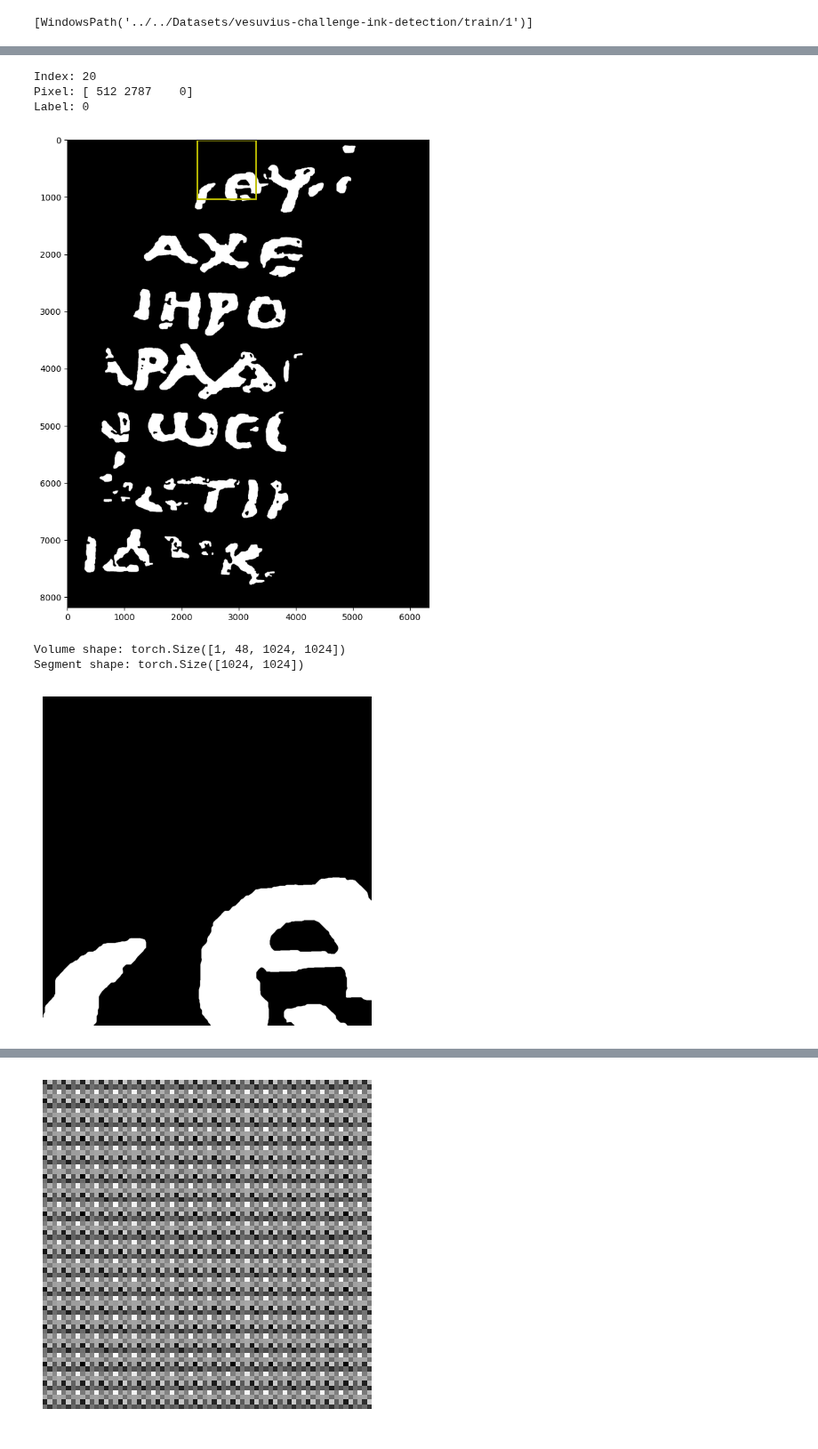
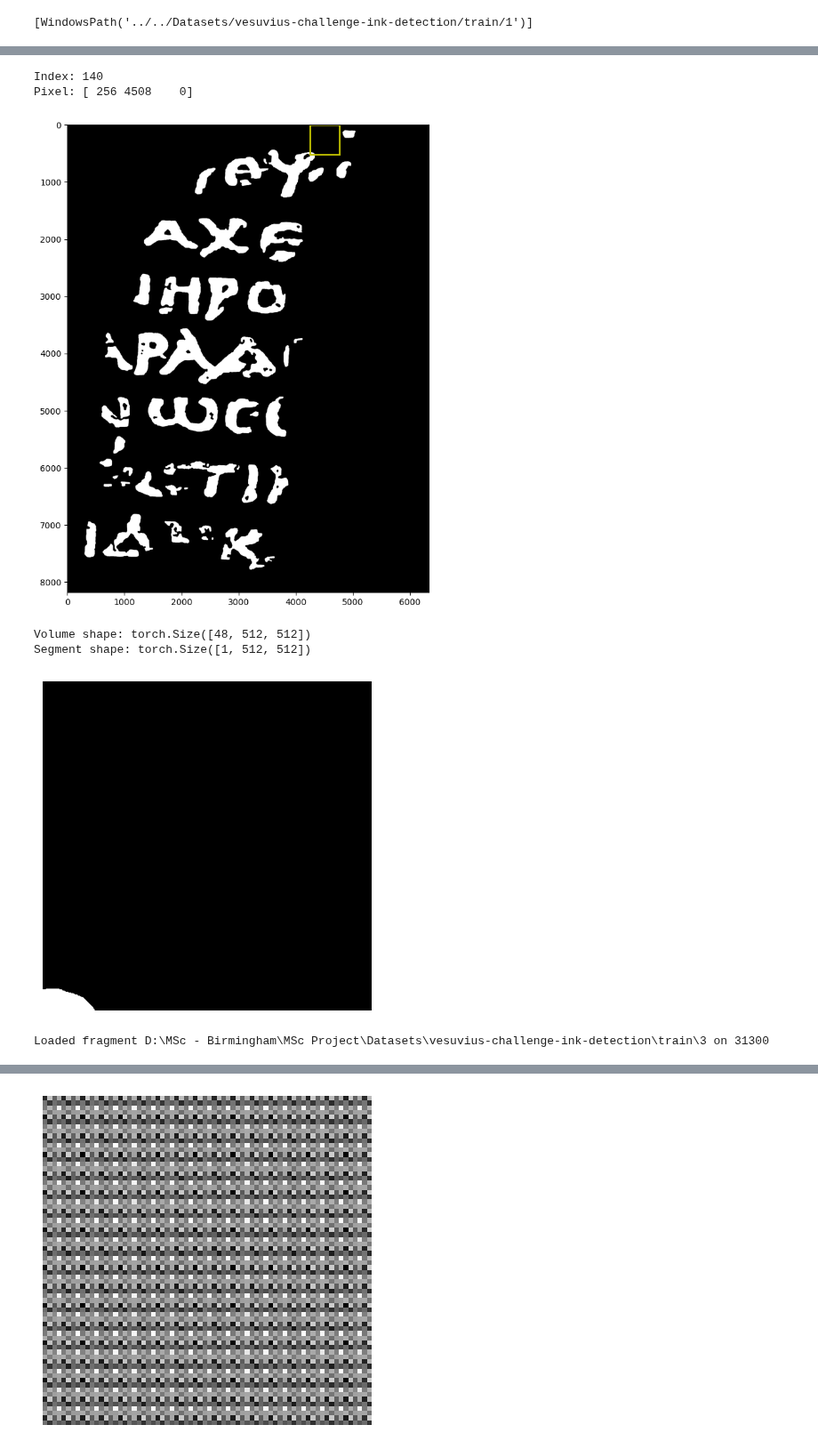
Before and after one commit to Wishmitha/Vesuvius, a Jupyter notebook: ink_detection/ink_detection_unet_pytorch_inbuilt_crops.ipynb, the cells around one changed output, grey strips where cells are left out. Shown at 89% size. Drawn from its saved outputs; the diff is of its cells as text; code cells hidden in the pictures.

Commit message:
Implement a new UNet class which works for 512x512 crops to incoperate new dataset implementation

```diff
--- a/ink_detection/ink_detection_unet_pytorch_inbuilt_crops.ipynb
+++ b/ink_detection/ink_detection_unet_pytorch_inbuilt_crops.ipynb
@@ -69,3 +70,5 @@ VESUVIUS_DATA_PATH = '../../Datasets/vesuvius-challenge-ink-detection/train/'
 volume_paths = [VESUVIUS_DATA_PATH+'1/surface_volume/',VESUVIUS_DATA_PATH+'2/surface_volume/',VESUVIUS_DATA_PATH+'3/surface_volume/']
 seg_paths = [VESUVIUS_DATA_PATH+'1/inkLabels.png',VESUVIUS_DATA_PATH+'2/inkLabels.png',VESUVIUS_DATA_PATH+'3/inkLabels.png']
 mask_paths = [VESUVIUS_DATA_PATH+'1/mask.png',VESUVIUS_DATA_PATH+'2/mask.png',VESUVIUS_DATA_PATH+'3/mask.png']
+
+voxel_size = (48, 512, 512)
@@ -79,12 +78,7 @@ device(type='cuda')
 # %%
-class SubvolumeDataset(Dataset):
-    def __init__(
-        self,
-        fragments: List[Path],
-        voxel_shape: Tuple[int, int, int],
-        load_inklabels: bool = True,
-        filter_edge_pixels: bool = False,
-    ):
+class FragmentDataset(Dataset):
+    def __init__(self, fragments: List[Path], voxel_shape: Tuple[int, int, int],load_inklabels: bool = True,filter_edge_pixels: bool = False,):
+
         self.fragments = sorted(map(lambda path: path.resolve(), fragments))
         self.voxel_shape = voxel_shape
         self.load_inklabels = load_inklabels
@@ -206,12 +200,8 @@ class SubvolumeDataset(Dataset):
             else:
                 inklabel = np.ones(self.voxel_shape, dtype=np.float32)*-1
 
-        # if self.load_inklabels:
-        #     inklabel = self.labels[fragment_id]
-        # else:
-        #     inklabel = -1.0
 
-        return torch.from_numpy(subvolume).unsqueeze(0), torch.FloatTensor(inklabel)
+        return torch.from_numpy(subvolume), torch.FloatTensor(inklabel).unsqueeze(0)
 
     def plot_label(self, index, **kwargs):
         pixel = self.pixels[index]
@@ -219,7 +209,6 @@ class SubvolumeDataset(Dataset):
 
         print("Index:", index)
         print("Pixel:", pixel)
-        print("Label:", int(label[pixel[0], pixel[1]]))
 
         if isinstance(label, torch.Tensor):
             label = label.numpy()
@@ -252,7 +241,7 @@ All fragments: ['1', '2', '3']
 [WindowsPath('../../Datasets/vesuvius-challenge-ink-detection/train/1')]
 # %%
 %%time
-train_dset = SubvolumeDataset(fragments=train_fragments, voxel_shape=(48, 1024, 1024), filter_edge_pixels=True)
+train_dset = FragmentDataset(fragments=train_fragments, voxel_shape=voxel_size, filter_edge_pixels=True)
 print("Num items (pixels)", len(train_dset))
 # %% [output]
 Loaded fragment D:\MSc - Birmingham\MSc Project\Datasets\vesuvius-challenge-ink-detection\train\1 on 31300
@@ -261,11 +250,10 @@ Wall time: 15.8 s
 # %%
-idx = 20
+idx = 140
 train_dset.plot_label(idx, figsize=(16, 10))
 # %% [output]
-Index: 20
-Pixel: [ 512 2787    0]
-Label: 0
+Index: 140
+Pixel: [ 256 4508    0]
-[figure, old version]
+[figure, new version]
 # %%
 # Get an item from the dataset
 volume, label = train_dset[idx]
@@ -274,11 +262,16 @@ volume, label = train_dset[idx]
 print("Volume shape:", volume.shape)
 print("Segment shape:", label.shape)
 # %% [output]
-Volume shape: torch.Size([1, 48, 1024, 1024])
-Segment shape: torch.Size([1024, 1024])
+Volume shape: torch.Size([48, 512, 512])
+Segment shape: torch.Size([1, 512, 512])
 # %%
-plt.imshow(label, cmap="gray") #last [] is the layer
+plt.imshow(label[0], cmap="gray") #last [] is the layer
 plt.axis("off")
 plt.show()
 # %% [output]
-[figure, old version]
+[figure, new version]
+# %%
+val_fragments = [train_path / fragment_name for fragment_name in ['3']]
+val_dset = FragmentDataset(fragments=val_fragments, voxel_shape=voxel_size, filter_edge_pixels=True)
+# %% [output]
+Loaded fragment D:\MSc - Birmingham\MSc Project\Datasets\vesuvius-challenge-ink-detection\train\3 on 31300
```
Also changed, not shown: parts of 13 cells of this notebook.
